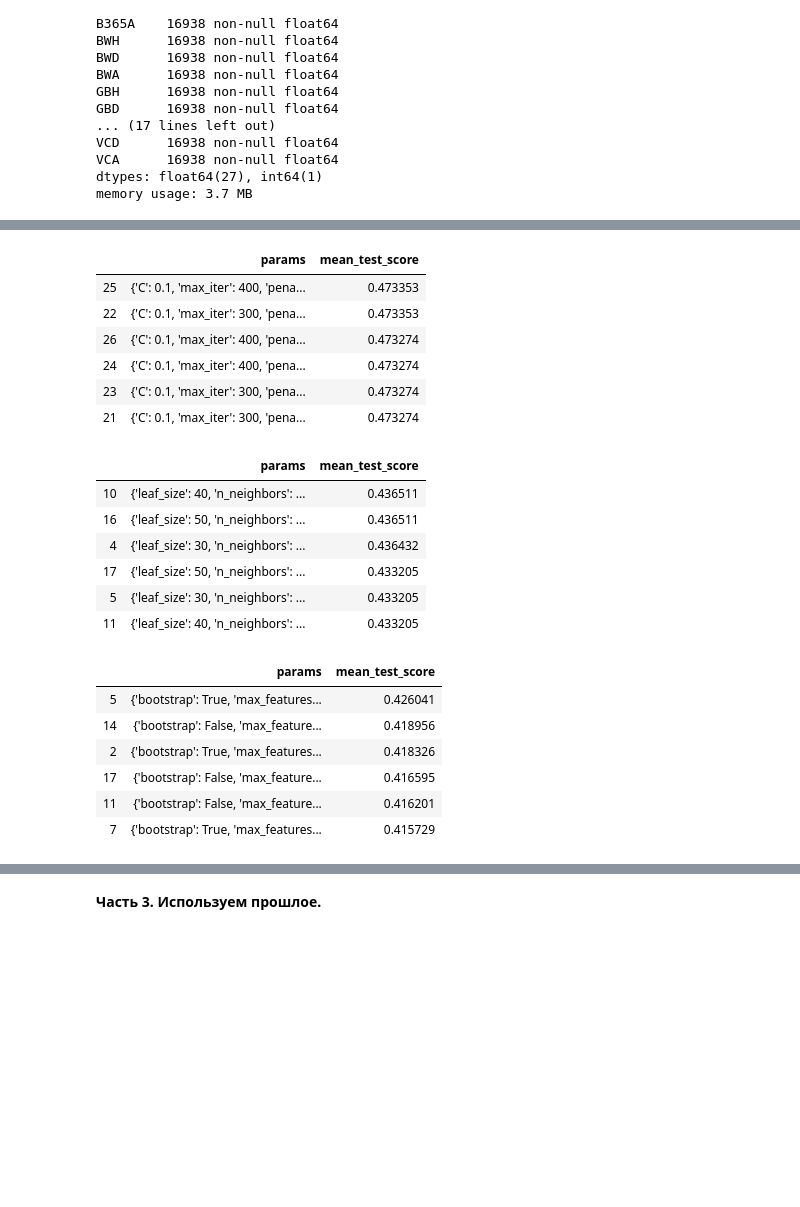
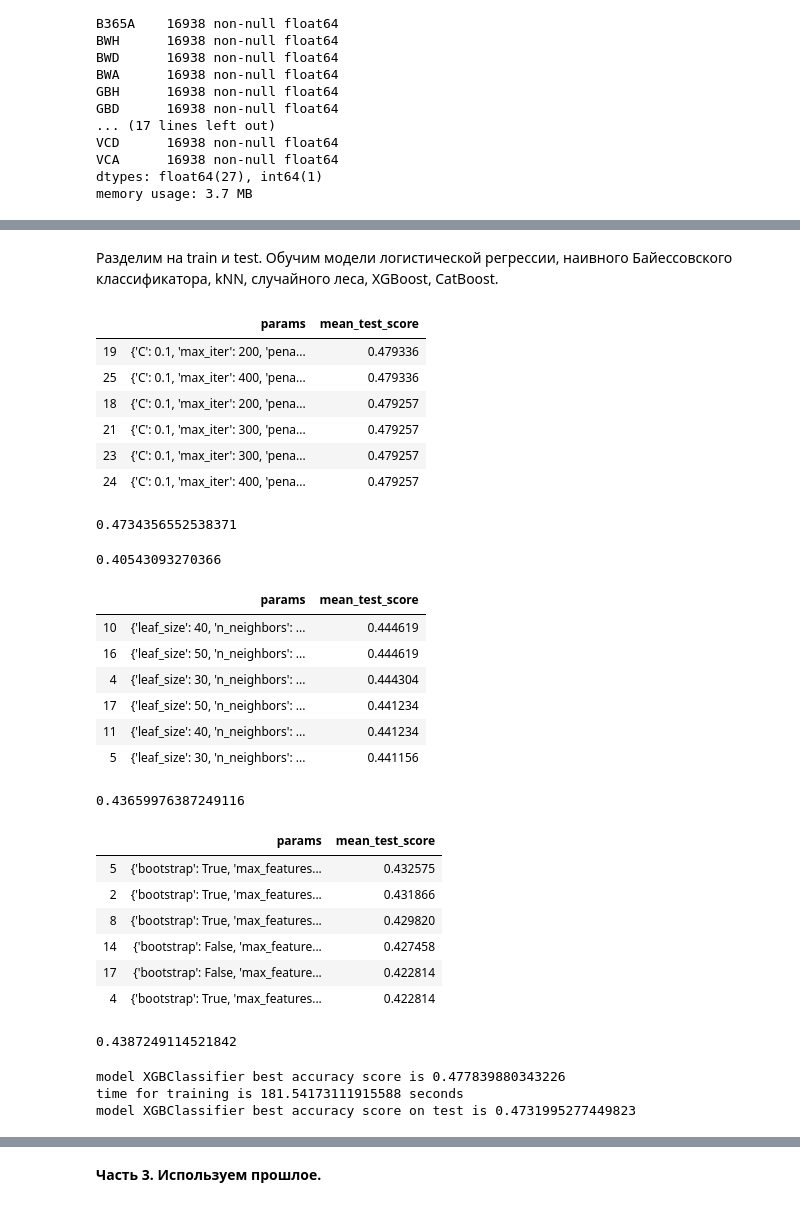
Before and after one commit to guzelfey/ds-2019-03, a Jupyter notebook: football.ipynb, the cells around one changed output, grey strips where cells are left out. Drawn from its saved outputs; the diff is of its cells as text; code cells hidden in the pictures; blank space fills up the shorter version.

```diff
--- a/football.ipynb
+++ b/football.ipynb
@@ -460,7 +483,7 @@ VCA      16938 non-null float64
 dtypes: float64(27), int64(1)
 memory usage: 3.7 MB
 # %%
-y2=X2['FTR']
+y2=X2['FTR'].copy()
 X2.drop(['FTR'],axis=1,inplace=True)
 # %%
 X22=np.round(1/X2,3)
@@ -489,43 +490,79 @@ X_train,X_test,y_train,y_test=train_test_split(X22,y2)
+# %% [markdown]
+Разделим на train и test. Обучим модели логистической регрессии, наивного Байессовского классификатора, kNN, случайного леса, XGBoost, CatBoost.
+# %%
+X2_train,X2_test,y2_train,y2_test=train_test_split(X22,y2)
 # %%
 param1 = {'penalty':['l2'],'C': [0.001,0.01,0.1,1],'solver':['newton-cg', 'sag', 'saga'],'max_iter':[200,300,400]}
 grid1 = GridSearchCV(LogisticRegression(multi_class='multinomial'), param_grid = param1, scoring = 'accuracy', cv=5)
-grid1.fit(X_train,y_train)
+grid1.fit(X2_train,y2_train)
 df1=pd.DataFrame(grid1.cv_results_)
 df1.sort_values('mean_test_score',ascending=False)[['params','mean_test_score']][:6]
 # %% [output]
 |  | params | mean_test_score |
-| 25 | {'C': 0.1, 'max_iter': 400, 'pena... | 0.473353 |
-| 22 | {'C': 0.1, 'max_iter': 300, 'pena... | 0.473353 |
-| 26 | {'C': 0.1, 'max_iter': 400, 'pena... | 0.473274 |
-| 24 | {'C': 0.1, 'max_iter': 400, 'pena... | 0.473274 |
-| 23 | {'C': 0.1, 'max_iter': 300, 'pena... | 0.473274 |
-| 21 | {'C': 0.1, 'max_iter': 300, 'pena... | 0.473274 |
+| 19 | {'C': 0.1, 'max_iter': 200, 'pena... | 0.479336 |
+| 25 | {'C': 0.1, 'max_iter': 400, 'pena... | 0.479336 |
+| 18 | {'C': 0.1, 'max_iter': 200, 'pena... | 0.479257 |
+| 21 | {'C': 0.1, 'max_iter': 300, 'pena... | 0.479257 |
+| 23 | {'C': 0.1, 'max_iter': 300, 'pena... | 0.479257 |
+| 24 | {'C': 0.1, 'max_iter': 400, 'pena... | 0.479257 |
+# %%
+y2_pred=grid1.best_estimator_.predict(X2_test)
+lr2=accuracy_score(y2_test,y2_pred)
+lr2
+# %% [output]
+0.4734356552538371
+# %%
+model2=GaussianNB()
+model2.fit(X2_train,y2_train)
+nb2=model2.score(X2_test,y2_test)
+nb2
+# %% [output]
+0.40543093270366
 # %%
 param3 = {'n_neighbors':[5,10,15],'leaf_size': [30,40,50], 'p':[1,2]}
 grid3 = GridSearchCV(KNeighborsClassifier(), param_grid = param3, scoring = 'accuracy', cv=5)
-grid3.fit(X_train,y_train)
+grid3.fit(X2_train,y2_train)
 df3=pd.DataFrame(grid3.cv_results_)
 df3.sort_values('mean_test_score',ascending=False)[['params','mean_test_score']][:6]
 # %% [output]
 |  | params | mean_test_score |
-| 10 | {'leaf_size': 40, 'n_neighbors': ... | 0.436511 |
-| 16 | {'leaf_size': 50, 'n_neighbors': ... | 0.436511 |
-| 4 | {'leaf_size': 30, 'n_neighbors': ... | 0.436432 |
-| 17 | {'leaf_size': 50, 'n_neighbors': ... | 0.433205 |
-| 5 | {'leaf_size': 30, 'n_neighbors': ... | 0.433205 |
-| 11 | {'leaf_size': 40, 'n_neighbors': ... | 0.433205 |
+| 10 | {'leaf_size': 40, 'n_neighbors': ... | 0.444619 |
+| 16 | {'leaf_size': 50, 'n_neighbors': ... | 0.444619 |
+| 4 | {'leaf_size': 30, 'n_neighbors': ... | 0.444304 |
+| 17 | {'leaf_size': 50, 'n_neighbors': ... | 0.441234 |
+| 11 | {'leaf_size': 40, 'n_neighbors': ... | 0.441234 |
+| 5 | {'leaf_size': 30, 'n_neighbors': ... | 0.441156 |
+# %%
+y2_pred=grid3.best_estimator_.predict(X2_test)
+knn2=accuracy_score(y2_test,y2_pred)
+knn2
+# %% [output]
+0.43659976387249116
 # %%
 param4 = {'n_estimators':[5,10,15],'max_features':['sqrt','log2','auto'],'bootstrap':[True,False]}
 grid4 = GridSearchCV(RandomForestClassifier(), param_grid = param4, scoring = 'accuracy', cv=5)
-grid4.fit(X_train,y_train)
+grid4.fit(X2_train,y2_train)
 df4=pd.DataFrame(grid4.cv_results_)
 df4.sort_values('mean_test_score',ascending=False)[['params','mean_test_score']][:6]
 # %% [output]
 |  | params | mean_test_score |
-| 5 | {'bootstrap': True, 'max_features... | 0.426041 |
-| 14 | {'bootstrap': False, 'max_feature... | 0.418956 |
-| 2 | {'bootstrap': True, 'max_features... | 0.418326 |
-| 17 | {'bootstrap': False, 'max_feature... | 0.416595 |
-| 11 | {'bootstrap': False, 'max_feature... | 0.416201 |
-| 7 | {'bootstrap': True, 'max_features... | 0.415729 |
+| 5 | {'bootstrap': True, 'max_features... | 0.432575 |
+| 2 | {'bootstrap': True, 'max_features... | 0.431866 |
+| 8 | {'bootstrap': True, 'max_features... | 0.429820 |
+| 14 | {'bootstrap': False, 'max_feature... | 0.427458 |
+| 17 | {'bootstrap': False, 'max_feature... | 0.422814 |
+| 4 | {'bootstrap': True, 'max_features... | 0.422814 |
+# %%
+y2_pred=grid4.best_estimator_.predict(X2_test)
+rfc2=accuracy_score(y2_test,y2_pred)
+rfc2
+# %% [output]
+0.4387249114521842
+# %%
+param_gridX = {'max_depth': [2, 3, 4],'n_estimators': [50, 100],'learning_rate': [0.01, 0.025]}
+grid5,xgb2 = randomized_cv(XGBClassifier(), param_gridX, X2_train, y2_train, X2_test, y2_test)
+# %% [output]
+model XGBClassifier best accuracy score is 0.477839880343226
+time for training is 181.54173111915588 seconds
+model XGBClassifier best accuracy score on test is 0.4731995277449823
 # %%
```
Also changed, not shown: parts of 90 cells of this notebook.
